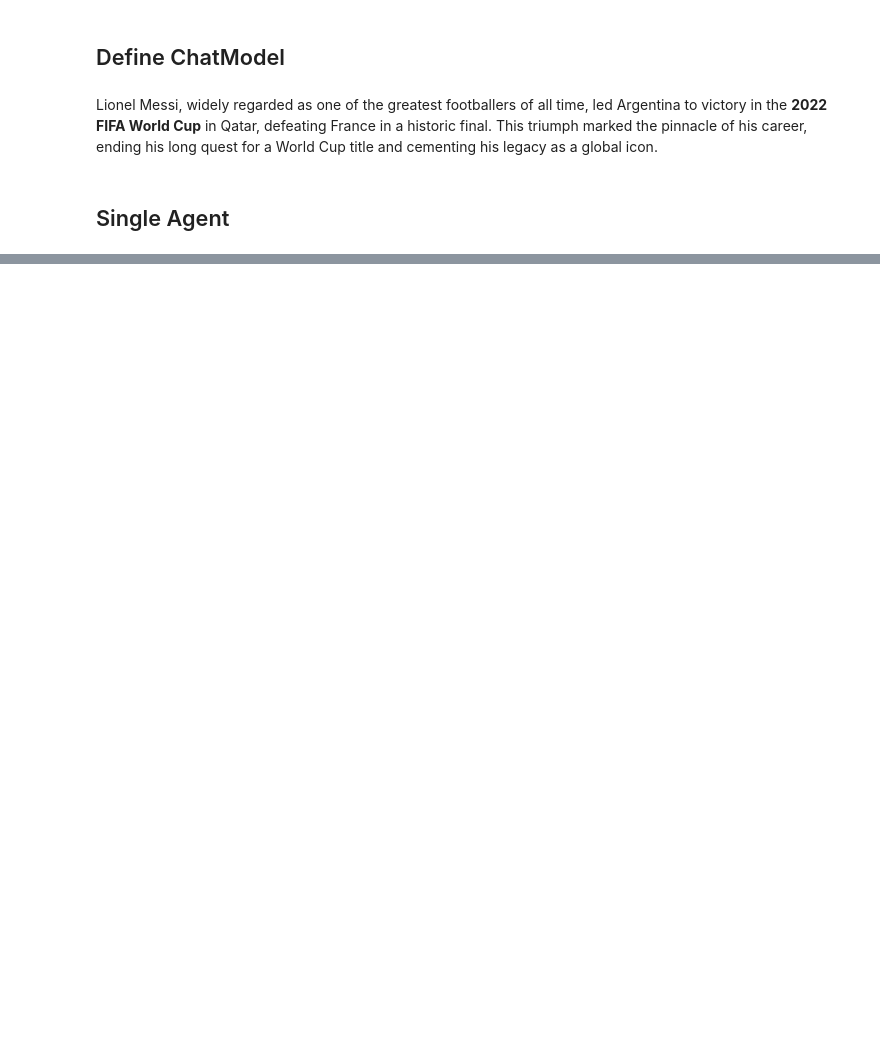
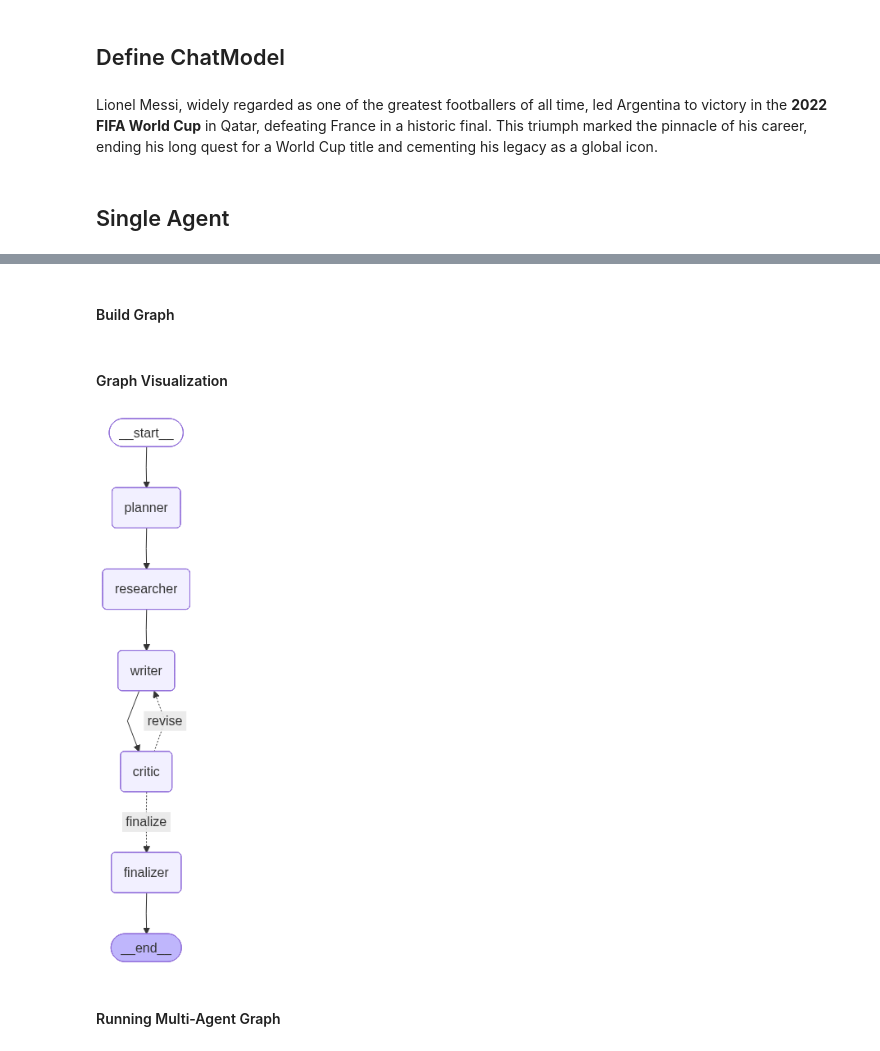
Before and after one commit to MuhammedMaklad/LangGraph, a Jupyter notebook: notebooks/multi-agent.ipynb, the cells around one changed output, grey strips where cells are left out. Drawn from its saved outputs; the diff is of its cells as text; code cells hidden in the pictures; blank space fills up the shorter version.

Commit message:
multi agents

```diff
--- a/notebooks/multi-agent.ipynb
+++ b/notebooks/multi-agent.ipynb
@@ -42,0 +253,49 @@ def single_agent_answer(question:str) -> str:
+# %% [markdown]
+#### Build Graph
+# %%
+from langgraph.graph import StateGraph, END
+from typing import Literal
+def should_revise(state:GraphState) -> Literal['revise','finalize']:
+  if state['iteration'] >= state['max_iterations']:
+    return 'finalize'
+  score = state['critique']['score']
+  if score < 80:
+    return 'revise'
+  return 'finalize'
+# %%
+workflow = StateGraph(GraphState)
+
+workflow.add_node("planner", planner_node)
+workflow.add_node("researcher", research_node)
+workflow.add_node("writer",writer_node)
+workflow.add_node("critic", critic_node)
+workflow.add_node("finalizer",finalizer_node)
+
+workflow.set_entry_point("planner")
+
+workflow.add_edge("planner", "researcher")
+workflow.add_edge("researcher", "writer")
+workflow.add_edge("writer","critic")
+
+workflow.add_conditional_edges("critic",
+  should_revise,{
+    "revise":"writer",
+    "finalize":"finalizer"
+  })
+
+workflow.add_edge("finalizer",END)
+
+app = workflow.compile()
+# %% [markdown]
+#### Graph Visualization
+# %%
+from IPython.display import Image, display
+
+try:
+  display(Image(app.get_graph().draw_mermaid_png()))
+except Exception as ex:
+  print("graph visualization skipped",ex)
+# %% [output]
+[figure, added]
+# %% [markdown]
+#### Running Multi-Agent Graph
```
Also changed, not shown: parts of 17 cells of this notebook.
